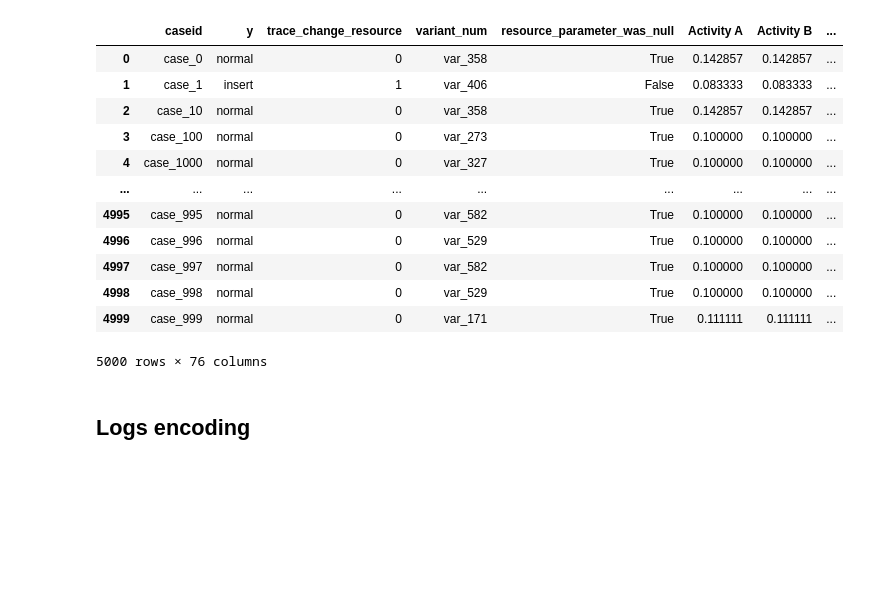
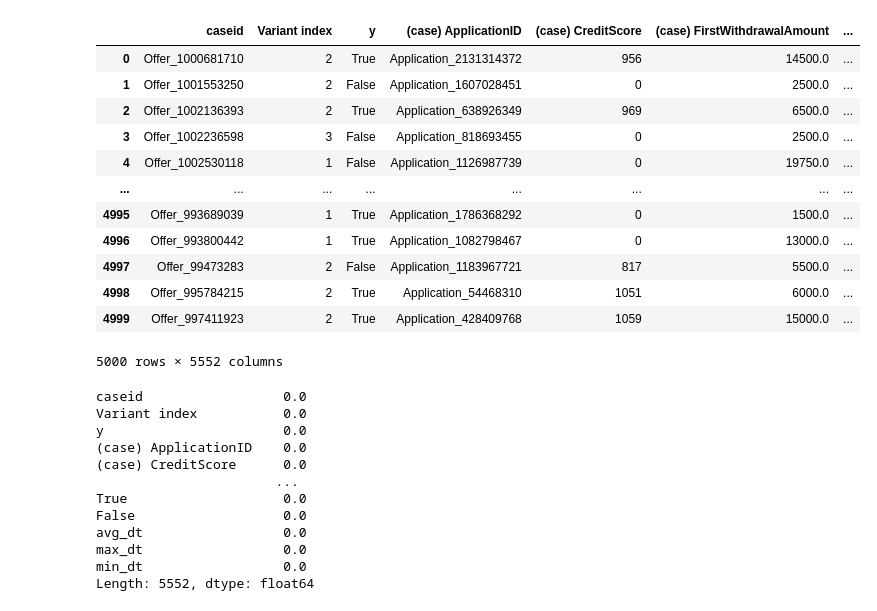
Before and after one commit to leonardomarazzi/IRPBPM_2023, a Jupyter notebook: project.ipynb, the cells around one changed output. Drawn from its saved outputs; the diff is of its cells as text; code cells hidden in the pictures; blank space fills up the shorter version.

```diff
--- a/project.ipynb
+++ b/project.ipynb
@@ -106,2 +131,0 @@ dtype: float64
-# %%
-df = Utils.predict_null_value(colum="resource_parameter",df=df)
@@ -138,4 +165,4 @@ Utils.display_columns_to_aggragate(df_grouped)
 # %%
-#Some colomns have no importance in the process so we drop them
-df_grouped = df_grouped.drop(['order'],axis=1) # domain knowledge
+# some colomns have no importance in the process so we drop them
+df_grouped = df_grouped.drop(['Variant'],axis=1) # domain knowledge: variant index is better for the model training and holds the same information
 # df_grouped = df_grouped.drop(['Resource_failure_rate','Resource_Pass/Fail'],axis=1)
@@ -183,17 +168,0 @@ df_grouped.head(2)
-# %%
-df_grouped_agg = Utils.aggregation_encoding(df_grouped,df)
-df_grouped_agg
-# %% [output]
-|  | caseid | y | trace_change_resource | variant_num | resource_parameter_was_null | Activity A | Activity B | ... |
-| 0 | case_0 | normal | 0 | var_358 | True | 0.142857 | 0.142857 | ... |
-| 1 | case_1 | insert | 1 | var_406 | False | 0.083333 | 0.083333 | ... |
-| 2 | case_10 | normal | 0 | var_358 | True | 0.142857 | 0.142857 | ... |
-| 3 | case_100 | normal | 0 | var_273 | True | 0.100000 | 0.100000 | ... |
-| 4 | case_1000 | normal | 0 | var_327 | True | 0.100000 | 0.100000 | ... |
-| ... | ... | ... | ... | ... | ... | ... | ... | ... |
-| 4995 | case_995 | normal | 0 | var_582 | True | 0.100000 | 0.100000 | ... |
-| 4996 | case_996 | normal | 0 | var_529 | True | 0.100000 | 0.100000 | ... |
-| 4997 | case_997 | normal | 0 | var_582 | True | 0.100000 | 0.100000 | ... |
-| 4998 | case_998 | normal | 0 | var_529 | True | 0.100000 | 0.100000 | ... |
-| 4999 | case_999 | normal | 0 | var_171 | True | 0.111111 | 0.111111 | ... |
-5000 rows × 76 columns
@@ -202,2 +169,21 @@ df_grouped_agg
-# %% [markdown]
-## Logs encoding
+# %%
+# perform index encoding on columns (domain knowledge)
+df_grouped_indx = Utils.index_encoding(df_grouped, df, ["activity", "resource"])
+# %%
+# perform aggregation encoding on columns
+df_grouped_agg = Utils.aggregation_encoding(df_grouped_indx,df)
+df_grouped_agg
+# %% [output]
+|  | caseid | Variant index | y | (case) ApplicationID | (case) CreditScore | (case) FirstWithdrawalAmount | ... |
+| 0 | Offer_1000681710 | 2 | True | Application_2131314372 | 956 | 14500.0 | ... |
+| 1 | Offer_1001553250 | 2 | False | Application_1607028451 | 0 | 2500.0 | ... |
+| 2 | Offer_1002136393 | 2 | True | Application_638926349 | 969 | 6500.0 | ... |
+| 3 | Offer_1002236598 | 3 | False | Application_818693455 | 0 | 2500.0 | ... |
+| 4 | Offer_1002530118 | 1 | False | Application_1126987739 | 0 | 19750.0 | ... |
+| ... | ... | ... | ... | ... | ... | ... | ... |
+| 4995 | Offer_993689039 | 1 | True | Application_1786368292 | 0 | 1500.0 | ... |
+| 4996 | Offer_993800442 | 1 | True | Application_1082798467 | 0 | 13000.0 | ... |
+| 4997 | Offer_99473283 | 2 | False | Application_1183967721 | 817 | 5500.0 | ... |
+| 4998 | Offer_995784215 | 2 | True | Application_54468310 | 1051 | 6000.0 | ... |
+| 4999 | Offer_997411923 | 2 | True | Application_428409768 | 1059 | 15000.0 | ... |
+5000 rows × 5552 columns
@@ -203,0 +201,16 @@ df_grouped_agg
+# %%
+# final nan check
+Utils.persantage_nan(final_dataset)
+# %% [output]
+caseid                  0.0
+Variant index           0.0
+y                       0.0
+(case) ApplicationID    0.0
+(case) CreditScore      0.0
+                       ...
+True                    0.0
+False                   0.0
+avg_dt                  0.0
+max_dt                  0.0
+min_dt                  0.0
+Length: 5552, dtype: float64
```
Also changed, not shown: parts of 34 cells of this notebook, 2 other files.
